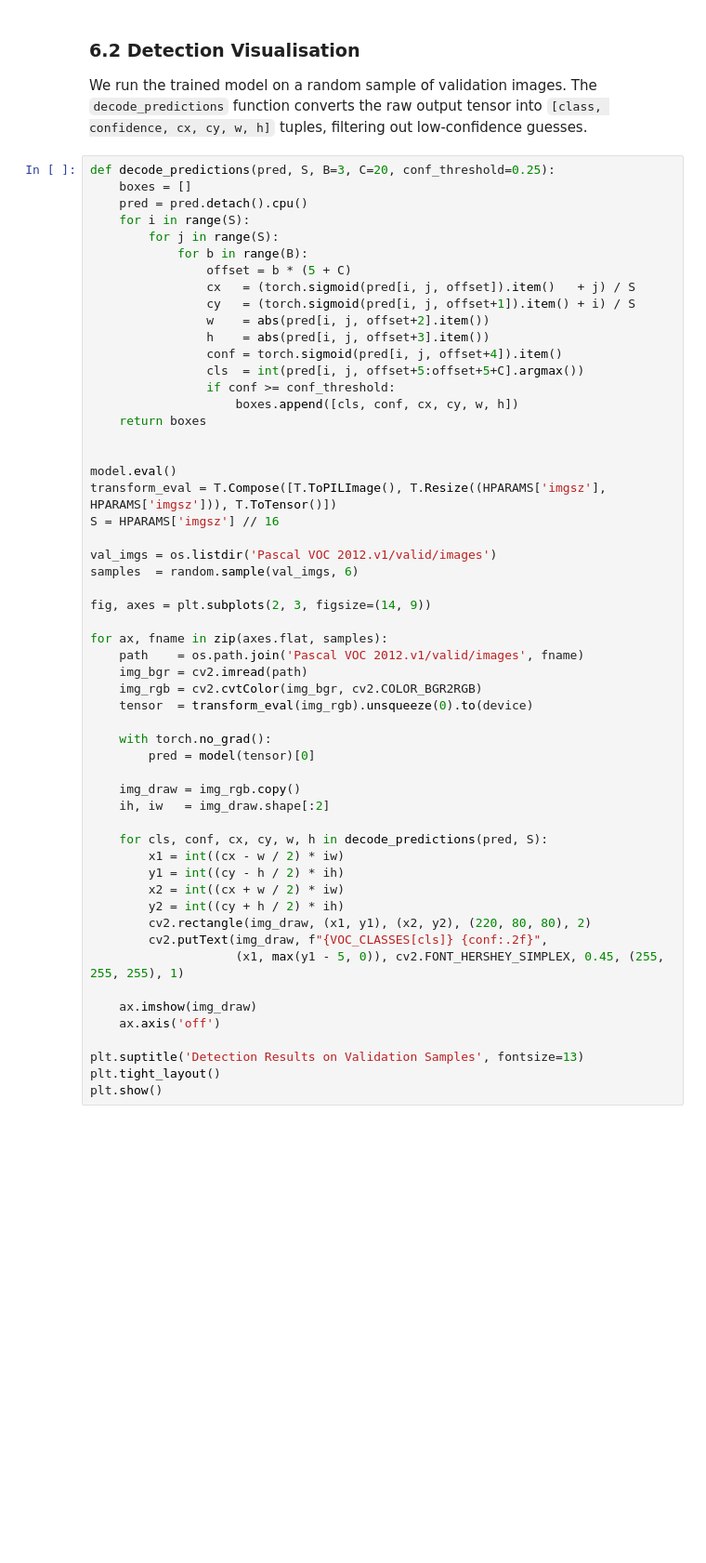
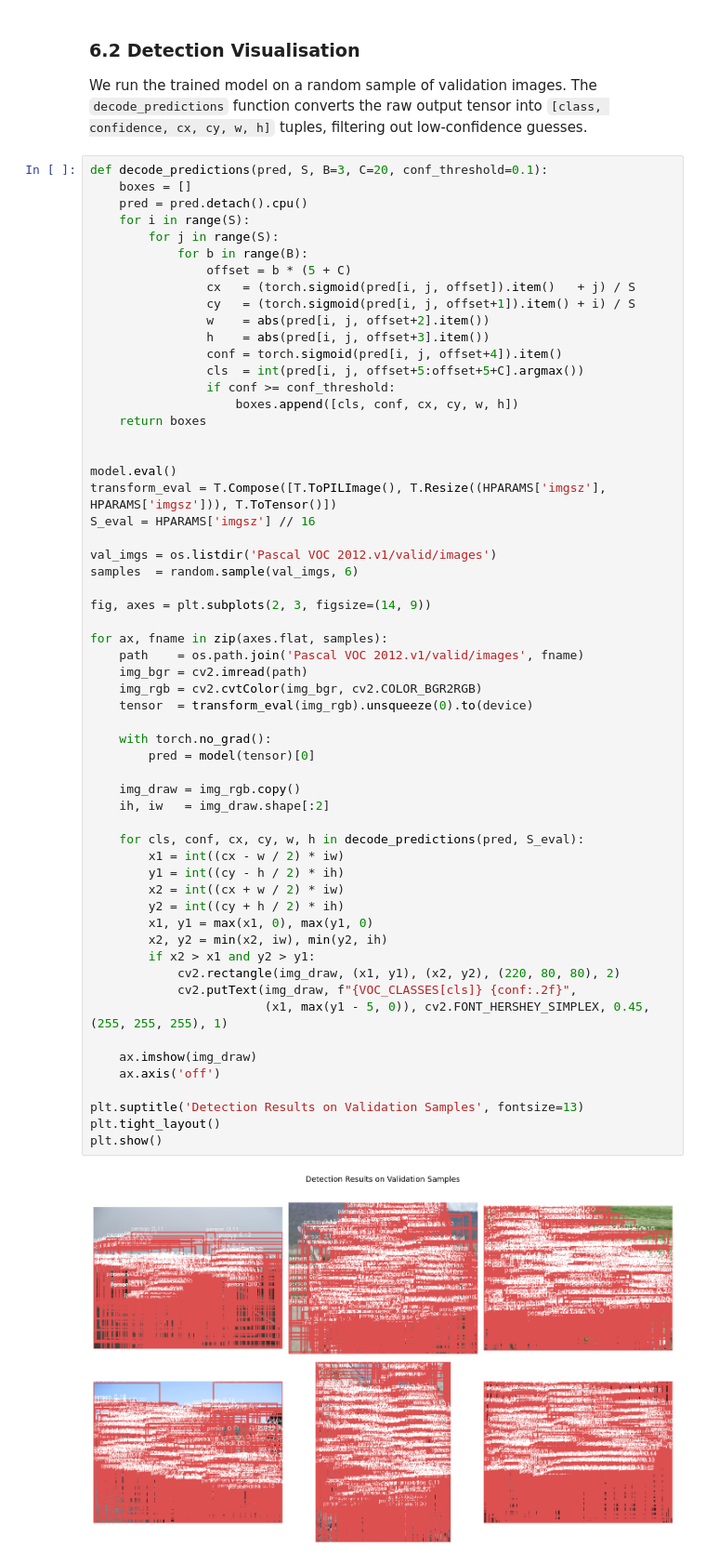
Before and after one commit to comsavvy/Neural-Network-Group3-Project, a Jupyter notebook: group3-project-assignment.ipynb, the cells around one changed output. Shown at 93% size. Cells and saved outputs as stored; diff of their text form; blank space fills up the shorter version.

```diff
--- a/group3-project-assignment.ipynb
+++ b/group3-project-assignment.ipynb
@@ -417,7 +450,7 @@ print(f"Reduction     : {(1 - history[-1] / history[0]) * 100:.1f}%")
 
 We run the trained model on a random sample of validation images. The `decode_predictions` function converts the raw output tensor into `[class, confidence, cx, cy, w, h]` tuples, filtering out low-confidence guesses.
 # %%
-def decode_predictions(pred, S, B=3, C=20, conf_threshold=0.25):
+def decode_predictions(pred, S, B=3, C=20, conf_threshold=0.1):
     boxes = []
     pred = pred.detach().cpu()
     for i in range(S):
@@ -437,37 +470,42 @@ def decode_predictions(pred, S, B=3, C=20, conf_threshold=0.25):
 
 model.eval()
 transform_eval = T.Compose([T.ToPILImage(), T.Resize((HPARAMS['imgsz'], HPARAMS['imgsz'])), T.ToTensor()])
-S = HPARAMS['imgsz'] // 16
+S_eval = HPARAMS['imgsz'] // 16
 
 val_imgs = os.listdir('Pascal VOC 2012.v1/valid/images')
 samples  = random.sample(val_imgs, 6)
 
 fig, axes = plt.subplots(2, 3, figsize=(14, 9))
 
 for ax, fname in zip(axes.flat, samples):
     path    = os.path.join('Pascal VOC 2012.v1/valid/images', fname)
     img_bgr = cv2.imread(path)
     img_rgb = cv2.cvtColor(img_bgr, cv2.COLOR_BGR2RGB)
     tensor  = transform_eval(img_rgb).unsqueeze(0).to(device)
 
     with torch.no_grad():
         pred = model(tensor)[0]
 
     img_draw = img_rgb.copy()
     ih, iw   = img_draw.shape[:2]
 
-    for cls, conf, cx, cy, w, h in decode_predictions(pred, S):
+    for cls, conf, cx, cy, w, h in decode_predictions(pred, S_eval):
         x1 = int((cx - w / 2) * iw)
         y1 = int((cy - h / 2) * ih)
         x2 = int((cx + w / 2) * iw)
         y2 = int((cy + h / 2) * ih)
-        cv2.rectangle(img_draw, (x1, y1), (x2, y2), (220, 80, 80), 2)
-        cv2.putText(img_draw, f"{VOC_CLASSES[cls]} {conf:.2f}",
-                    (x1, max(y1 - 5, 0)), cv2.FONT_HERSHEY_SIMPLEX, 0.45, (255, 255, 255), 1)
+        x1, y1 = max(x1, 0), max(y1, 0)
+        x2, y2 = min(x2, iw), min(y2, ih)
+        if x2 > x1 and y2 > y1:
+            cv2.rectangle(img_draw, (x1, y1), (x2, y2), (220, 80, 80), 2)
+            cv2.putText(img_draw, f"{VOC_CLASSES[cls]} {conf:.2f}",
+                        (x1, max(y1 - 5, 0)), cv2.FONT_HERSHEY_SIMPLEX, 0.45, (255, 255, 255), 1)
 
     ax.imshow(img_draw)
     ax.axis('off')
 
 plt.suptitle('Detection Results on Validation Samples', fontsize=13)
 plt.tight_layout()
 plt.show()
+# %% [output]
+[figure, added]
```
Also changed, not shown: parts of 15 cells of this notebook.
